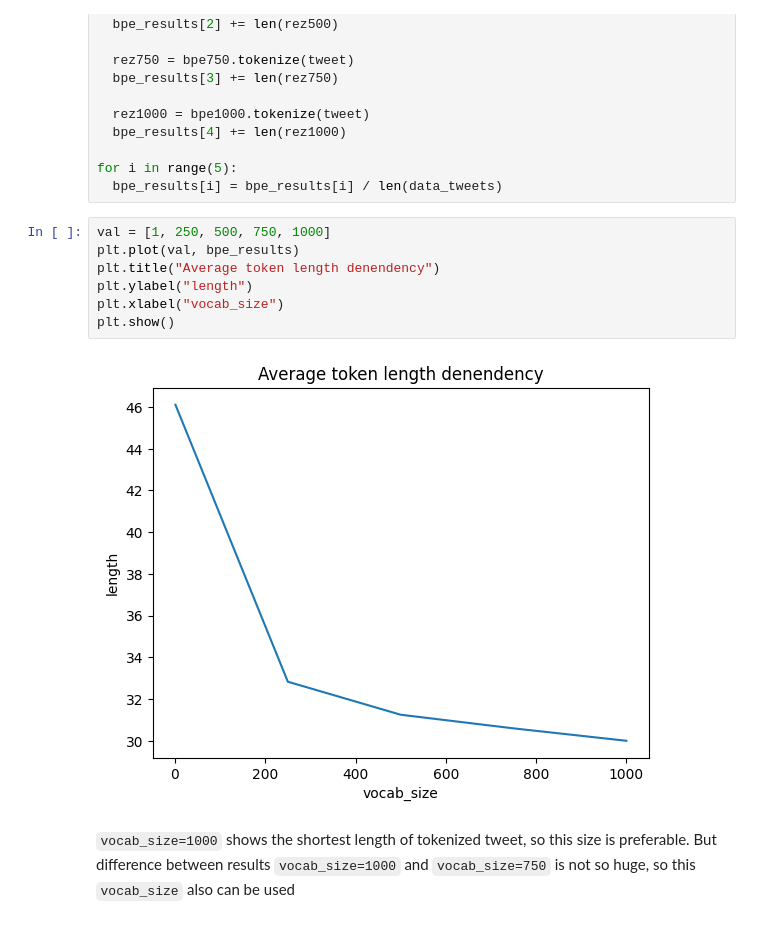
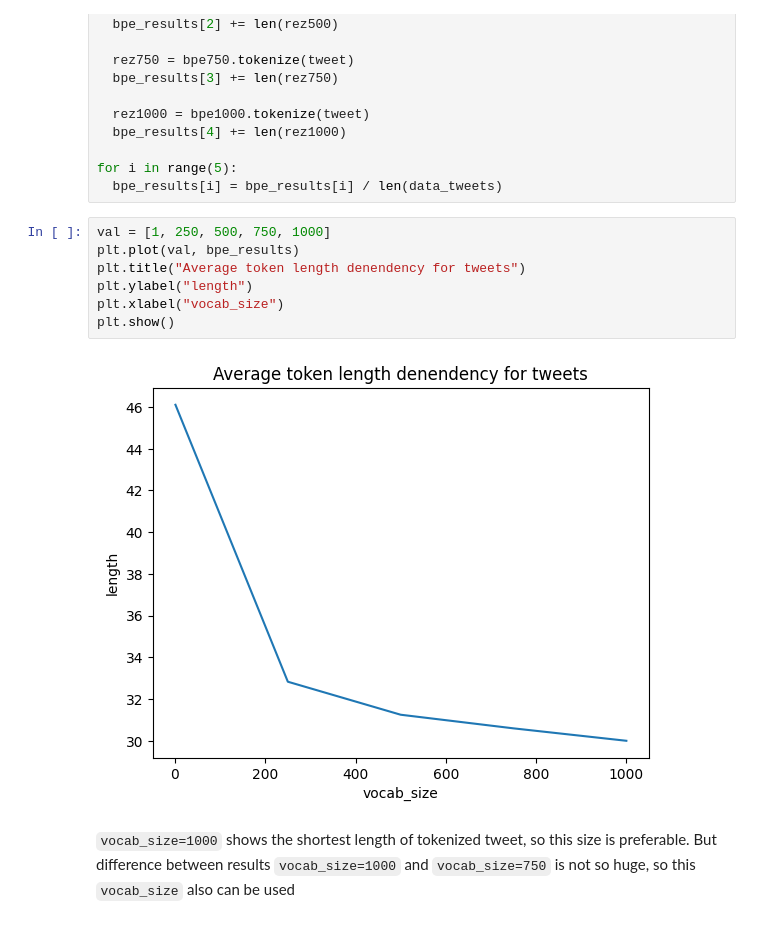
Before and after one commit to veriFCKation/nlp_assignment, a Jupyter notebook: Assignment1/Assignment1.ipynb, the cells around one changed output. Saved outputs shown, nothing was run; the diff lists cells and outputs as text.

```diff
--- a/Assignment1/Assignment1.ipynb
+++ b/Assignment1/Assignment1.ipynb
@@ -390,12 +390,12 @@ for i in range(5):
 # %%
 val = [1, 250, 500, 750, 1000]
 plt.plot(val, bpe_results)
-plt.title("Average token length denendency")
+plt.title("Average token length denendency for tweets")
 plt.ylabel("length")
 plt.xlabel("vocab_size")
 plt.show()
 # %% [output]
-[figure, old version]
+[figure, new version]
 # %% [markdown]
 `vocab_size=1000` shows the shortest length of tokenized tweet, so this size is preferable. But difference between results `vocab_size=1000` and `vocab_size=750` is not so huge, so this `vocab_size` also can be used
 # %% [markdown]
```
Also changed, not shown: parts of 7 cells of this notebook.
